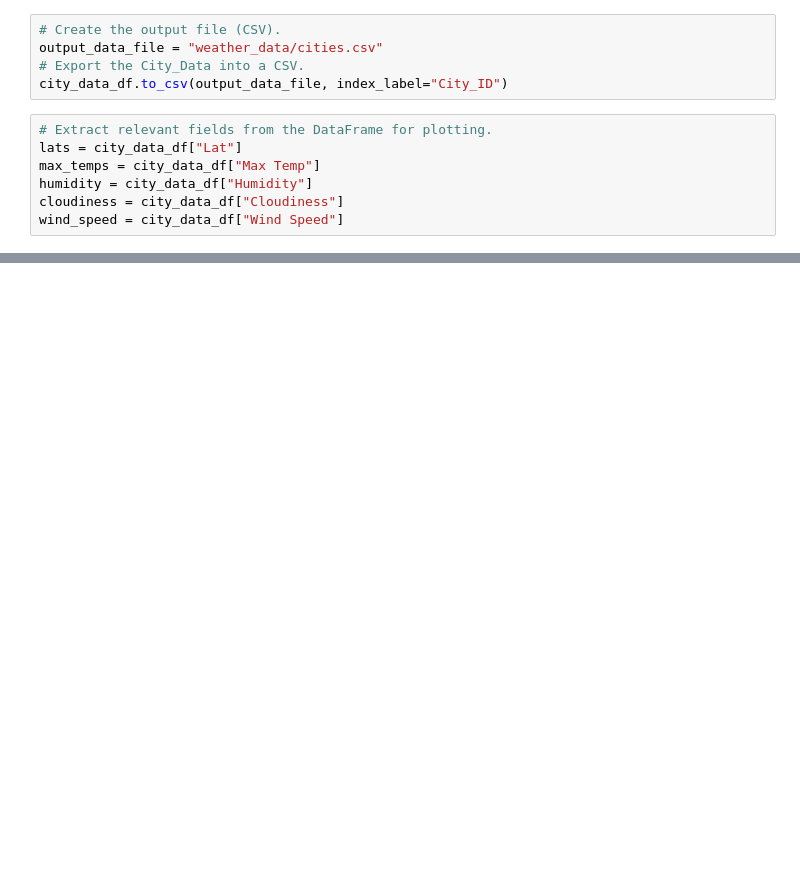
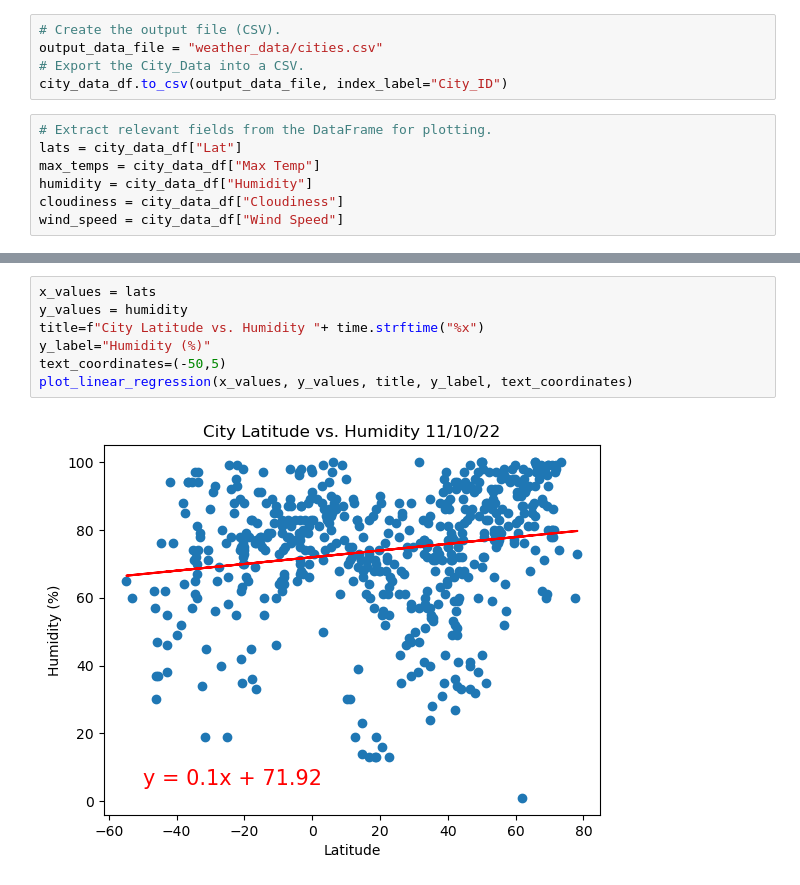
Before and after one commit to sofiwolfes/World_Weather_Analysis, a Jupyter notebook: WeatherPy.ipynb, the cells around one changed output, grey strips where cells are left out. Saved outputs shown, nothing was run; the diff lists cells and outputs as text; blank space fills up the shorter version.

```diff
--- a/WeatherPy.ipynb
+++ b/WeatherPy.ipynb
@@ -302,0 +345,9 @@ plt.show()
+# %%
+x_values = lats
+y_values = humidity
+title=f"City Latitude vs. Humidity "+ time.strftime("%x")
+y_label="Humidity (%)"
+text_coordinates=(-50,5)
+plot_linear_regression(x_values, y_values, title, y_label, text_coordinates)
+# %% [output]
+[figure, added]
```
Also changed, not shown: parts of 30 cells of this notebook, 6 other files.
